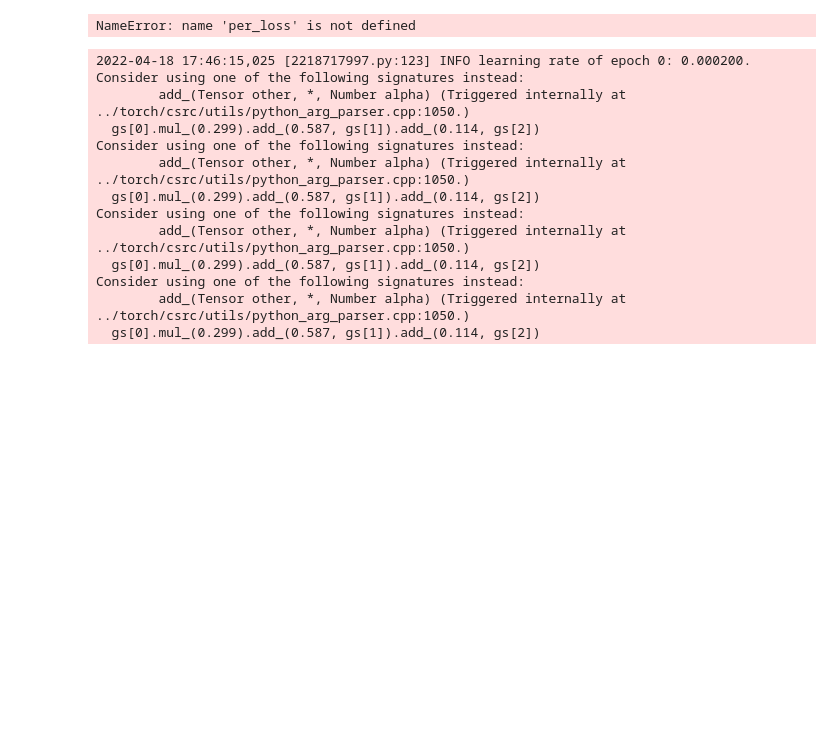
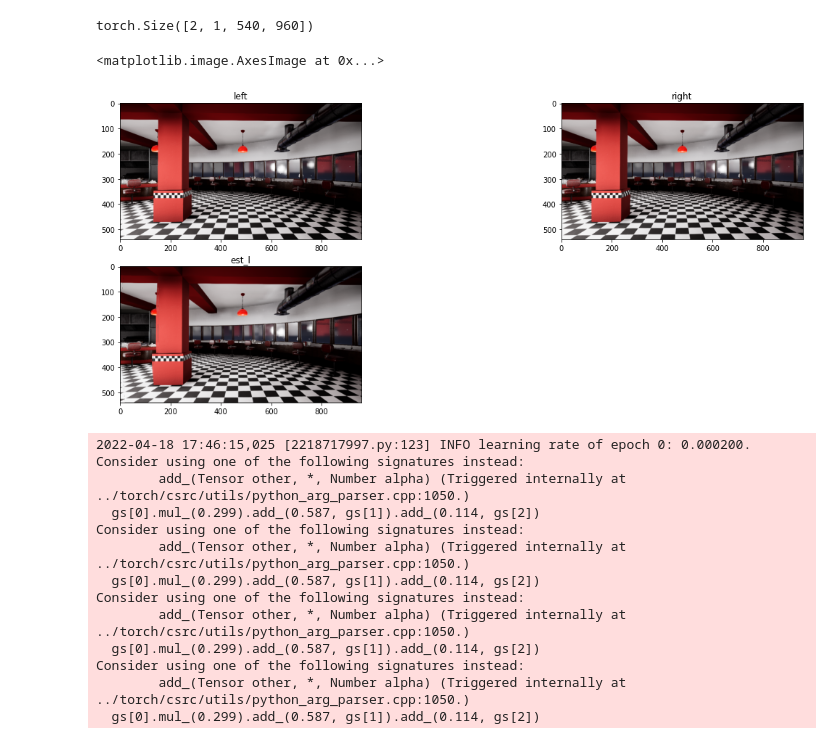
Before and after one commit to rowandempster/Unsupervised-Disparity-Estimation, a Jupyter notebook: src/IRS_train_debug.ipynb, the cells around one changed output. Saved outputs shown, nothing was run; the diff lists cells and outputs as text; code cells hidden in the pictures; blank space fills up the shorter version.

```diff
--- a/src/IRS_train_debug.ipynb
+++ b/src/IRS_train_debug.ipynb
@@ -218,11 +218,17 @@ def estimate_left(im_l: torch.Tensor, im_r: torch.Tensor, disp: torch.Tensor):
     disp: [N, C(1), H, W]
     '''
     N, _, H, W = disp.shape
-    x_base = torch.linspace(0, W-1, W).repeat(N, 1, H, 1).to(im_r.device)
+    x_base = torch.linspace(0, 1, W).repeat(N, 1,
+                H, 1).type_as(im_l)
+    print(x_base.shape)
+    y_base = torch.linspace(0, 1, H).repeat(N, 1,
+                W, 1).transpose(2, 3).type_as(im_l)
+    x_query = x_base - (disp / W)
     # [1, H, W]
-    x_query = (x_base - disp).round().long()
     valid_mask = x_query >= 0
-    return torch.where(valid_mask, im_r.gather(3, x_query.clip(0, 959).expand_as(im_r)), im_l)
+    flow_field = 2 * torch.stack((x_query, y_base), dim=4) - 1
+    est_l = F.grid_sample(im_r, flow_field.squeeze(), mode='bilinear', padding_mode='zeros')
+    return torch.where(valid_mask, est_l, im_l)
 
 class PerceptualLoss(nn.Module):
     L1 = 4
@@ -285,37 +291,39 @@ class SSLCriterion(nn.Module):
 # %%
 torch.cuda.empty_cache()
 DEVICE = 'cuda:0'
 DATA_DIR = "/data"
 NEW_LIST = 'IRS/lists/IRS_restaurant_metal_test.list'
 BATCH_SIZE = 2
 NUM_WORKERS = 1
 dataset = IRSDataset(txt_file=NEW_LIST, root_dir=DATA_DIR, phase='visualize')
 train_loader = DataLoader(dataset, batch_size = BATCH_SIZE, \
                                 shuffle = True, num_workers = NUM_WORKERS, \
                                 pin_memory = True)
 net = DispNetC(batchNorm=False, input_channel=3, maxdisp=30).to(DEVICE)
 batch = next(iter(train_loader))
-# per_loss = PerceptualLoss([PerceptualLoss.L1], DEVICE)
-l1_loss = L1Loss()
+per_loss = PerceptualLoss([PerceptualLoss.L1], DEVICE)
 im_l = batch['img_left'].to(DEVICE)
 im_r = batch['img_right'].to(DEVICE)
-est_l, loss_l = per_loss(im_l, im_r, batch['gt_disp'].to(DEVICE))
+est_l = estimate_left(im_l, im_r, batch['gt_disp'].to(DEVICE))
+# est_l, loss_l = per_loss(im_l, im_r, batch['gt_disp'].to(DEVICE))
 
 fig = plt.figure(figsize=(20,20))
 ax1 = fig.add_subplot(5,2,1)
 plt.title('left')
 ax1.imshow(im_l[0].cpu().moveaxis(0, -1))
 ax2 = fig.add_subplot(5,2,2)
 plt.title('right')
 ax2.imshow(im_r[0].cpu().moveaxis(0, -1))
 ax3 = fig.add_subplot(5,2,3)
 plt.title('est_l')
 ax3.imshow(est_l[0].cpu().moveaxis(0, -1))
-ax3 = fig.add_subplot(5,2,4)
-plt.title('loss_l')
-ax3.imshow(loss_l[0].cpu().moveaxis(0, -1))
+# ax3 = fig.add_subplot(5,2,4)
+# plt.title('loss_l')
+# ax3.imshow(loss_l[0].cpu().moveaxis(0, -1))
 # %% [output]
-NameError: name 'per_loss' is not defined
+torch.Size([2, 1, 540, 960])
+<matplotlib.image.AxesImage at 0x...>
+[figure, added]
 # %%
 # Main training loop
 LR = 0.0002
```
Also changed, not shown: 2 other files.
